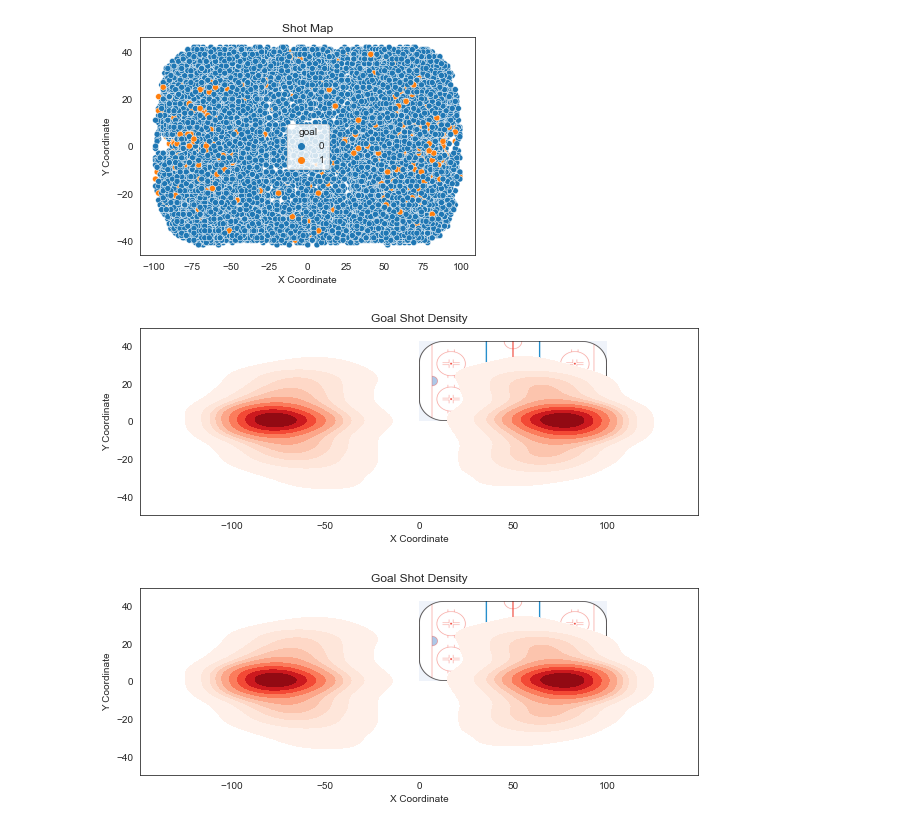
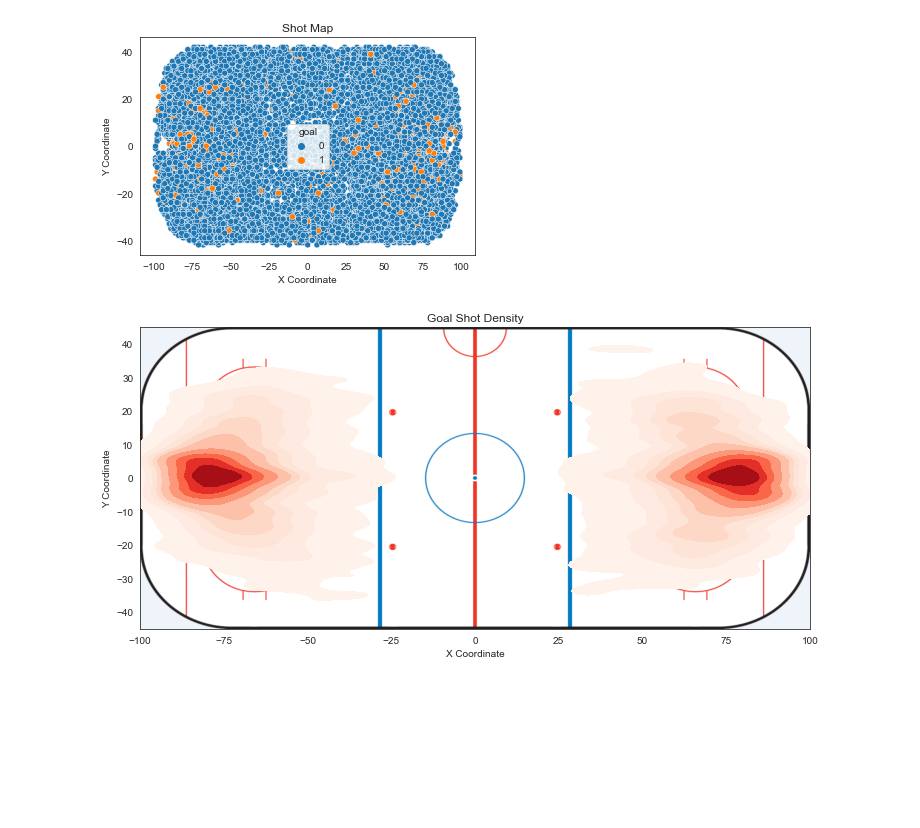
Before and after one commit to MichalOst3389/nhl_team_analysis, a Jupyter notebook: nhl_team_analysis/NHL Notebook.ipynb, the cells around one changed output. Drawn from its saved outputs; the diff is of its cells as text; code cells hidden in the pictures; blank space fills up the shorter version.

Commit message:
goals heatmap finished

```diff
--- a/nhl_team_analysis/NHL Notebook.ipynb
+++ b/nhl_team_analysis/NHL Notebook.ipynb
@@ -323,62 +323,38 @@ plt.show()
 # %% [output]
 [figure]
 # %%
-# Load the hockey rink image
+# Load the hockey rink image and resize it to match the plot dimensions
 rink_img = mpimg.imread("hockeyRink.png")
+rink_img_resized = cv2.resize(rink_img, (2000, 850))
 
 # Filter out the shots that didn't result in a goal
 goal_shots = shots_df[shots_df["goal"] == 1]
 
 # Set the style of the plot
 sns.set_style("white")
 
 # Create a figure with one subplot
-fig, ax = plt.subplots(figsize=(10, 8))
+fig, ax = plt.subplots(figsize=(12, 9))
 
-# Plot the hockey rink image
-ax.imshow(rink_img, extent=[0, 100, 0, 42.5])
+# Set the x and y ranges of the plot
+x_range = [-100, 100]
+y_range = [-45, 45]
 
-# Plot the goal shots density map on top of the rink image
-sns.kdeplot(x=goal_shots["xCord"], y=goal_shots["yCord"], shade=True, cmap="Reds", ax=ax)
+# Plot the hockey rink image in the background
+ax.imshow(rink_img_resized, extent=[x_range[0], x_range[1], y_range[0], y_range[1]])
+
+sns.kdeplot(x=goal_shots["xCord"], y=goal_shots["yCord"], shade=True, cmap="Reds", ax=ax, bw_adjust=.45)
 
 # Set the plot title and axis labels
 ax.set_title("Goal Shot Density")
 ax.set_xlabel("X Coordinate")
 ax.set_ylabel("Y Coordinate")
 
+# Set the x and y limits of the plot
+ax.set_xlim(x_range)
+ax.set_ylim(y_range)
+
 # Show the plot
 plt.show()
 # %% [output]
-[figure, old version]
+[figure, new version]
-# %%
-# Load the hockey rink image
-rink_img = mpimg.imread("hockeyRink.png")
-
-# Filter out the shots that didn't result in a goal
-goal_shots = shots_df[shots_df["goal"] == 1]
-
-# Set the style of the plot
-sns.set_style("white")
-
-# Create a figure with one subplot
-fig, ax = plt.subplots(figsize=(10, 8))
-
-# Set the x and y ranges of the plot
-x_range = [0, 100]
-y_range = [0, 42.5]
-
-# Plot the hockey rink image, fitted to the x and y ranges of the goal shots
-ax.imshow(rink_img, extent=[x_range[0], x_range[1], y_range[0], y_range[1]])
-
-# Plot the goal shots density map on top of the rink image
-sns.kdeplot(x=goal_shots["xCord"], y=goal_shots["yCord"], shade=True, cmap="Reds", ax=ax)
-
-# Set the plot title and axis labels
-ax.set_title("Goal Shot Density")
-ax.set_xlabel("X Coordinate")
-ax.set_ylabel("Y Coordinate")
-
-# Show the plot
-plt.show()
-# %% [output]
-[figure, removed]
```
